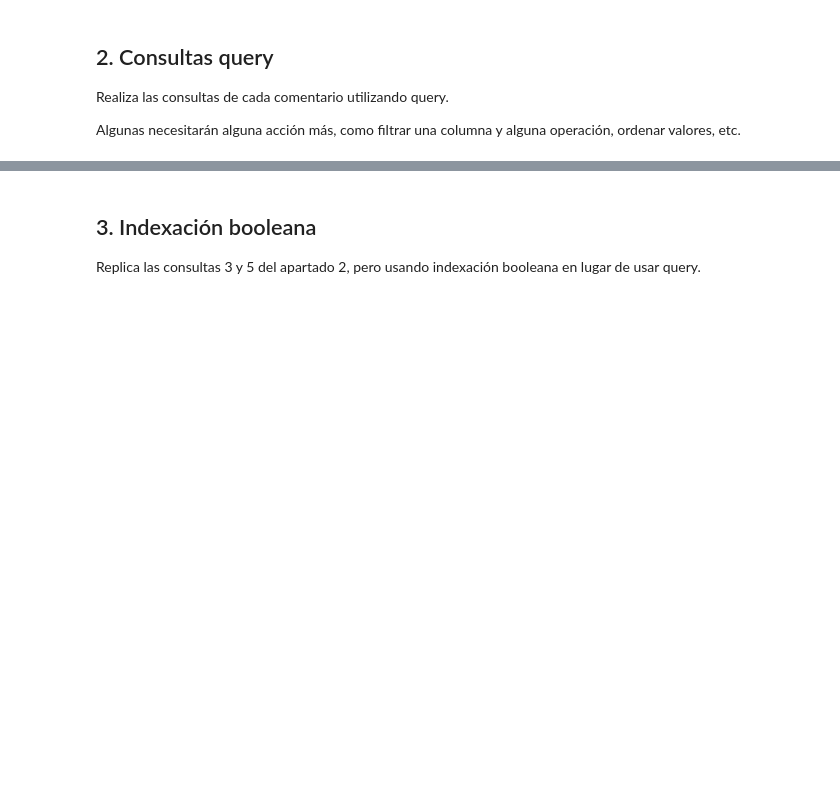
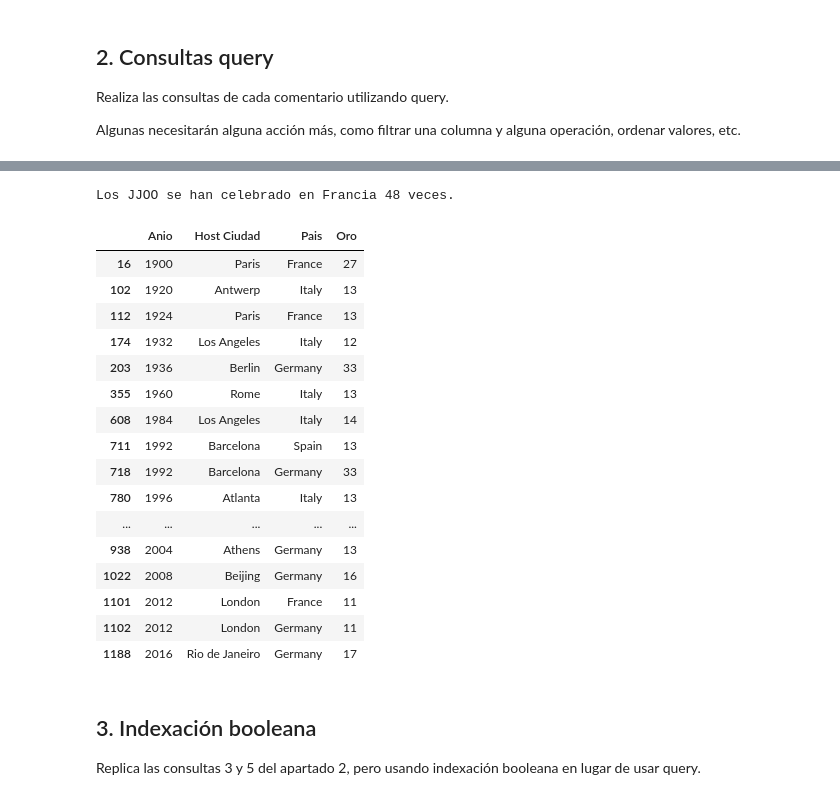
Before and after one commit to Animska/PYthon, a Jupyter notebook: Pedro/entorno python/ejercicios/AD_TEMA2/Preparacion/TrabajoFInal/enunciado_trabajo_T2.ipynb, the cells around one changed output, grey strips where cells are left out. Saved outputs shown, nothing was run; the diff lists cells and outputs as text; code cells hidden in the pictures; blank space fills up the shorter version.

```diff
--- a/Pedro/entorno python/ejercicios/AD_TEMA2/Preparacion/TrabajoFInal/enunciado_trabajo_T2.ipynb
+++ b/Pedro/entorno python/ejercicios/AD_TEMA2/Preparacion/TrabajoFInal/enunciado_trabajo_T2.ipynb
@@ -71,7 +109,31 @@ Algunas necesitarán alguna acción más, como filtrar una columna y alguna oper
 # %%
 # Consulta 4: ¿Cuántas veces se han celebrado los JJOO en Francia? Mostrar solamente el número con un mensaje.
+print(f"Los JJOO se han celebrado en Francia {data_medallas.query('`Host Pais` == "France"').shape[0]} veces.")
+# %% [output]
+Los JJOO se han celebrado en Francia 48 veces.
 # %%
 # Consulta 5: Mostrar las filas de los paises 'Spain', 'France', 'Germany', 'Italy',  que han ganado más de 10 medallas de oro
+data_medallas.query(
+    'Pais in ["Spain", "France", "Germany", "Italy"] and Oro > 10'
+)[['Anio', 'Host Ciudad', 'Pais', 'Oro']]
+# %% [output]
+|  | Anio | Host Ciudad | Pais | Oro |
+| 16 | 1900 | Paris | France | 27 |
+| 102 | 1920 | Antwerp | Italy | 13 |
+| 112 | 1924 | Paris | France | 13 |
+| 174 | 1932 | Los Angeles | Italy | 12 |
+| 203 | 1936 | Berlin | Germany | 33 |
+| 355 | 1960 | Rome | Italy | 13 |
+| 608 | 1984 | Los Angeles | Italy | 14 |
+| 711 | 1992 | Barcelona | Spain | 13 |
+| 718 | 1992 | Barcelona | Germany | 33 |
+| 780 | 1996 | Atlanta | Italy | 13 |
+| ... | ... | ... | ... | ... |
+| 938 | 2004 | Athens | Germany | 13 |
+| 1022 | 2008 | Beijing | Germany | 16 |
+| 1101 | 2012 | London | France | 11 |
+| 1102 | 2012 | London | Germany | 11 |
+| 1188 | 2016 | Rio de Janeiro | Germany | 17 |
 # %% [markdown]
 ## 3. Indexación booleana
 
```
Also changed, not shown: parts of 11 cells of this notebook, 8 other files.
